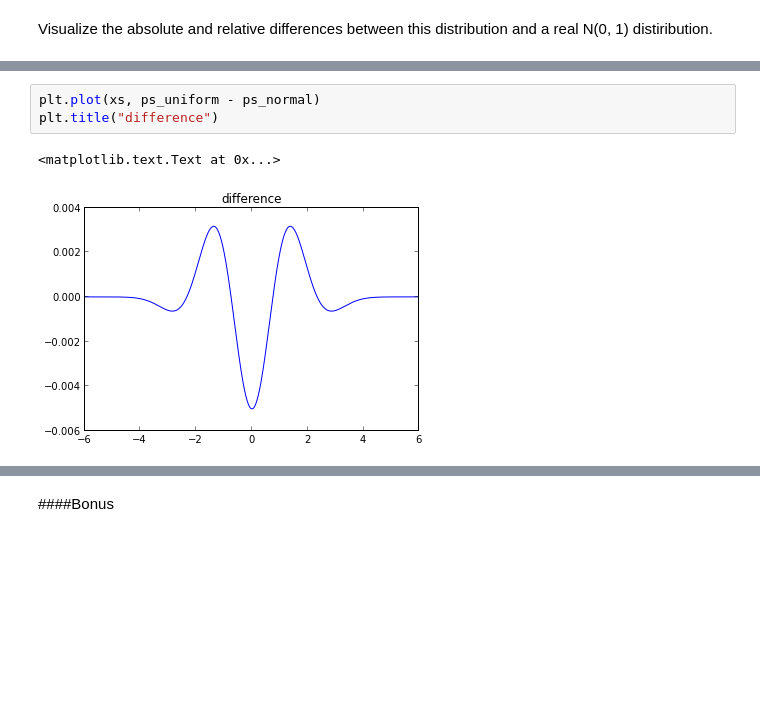
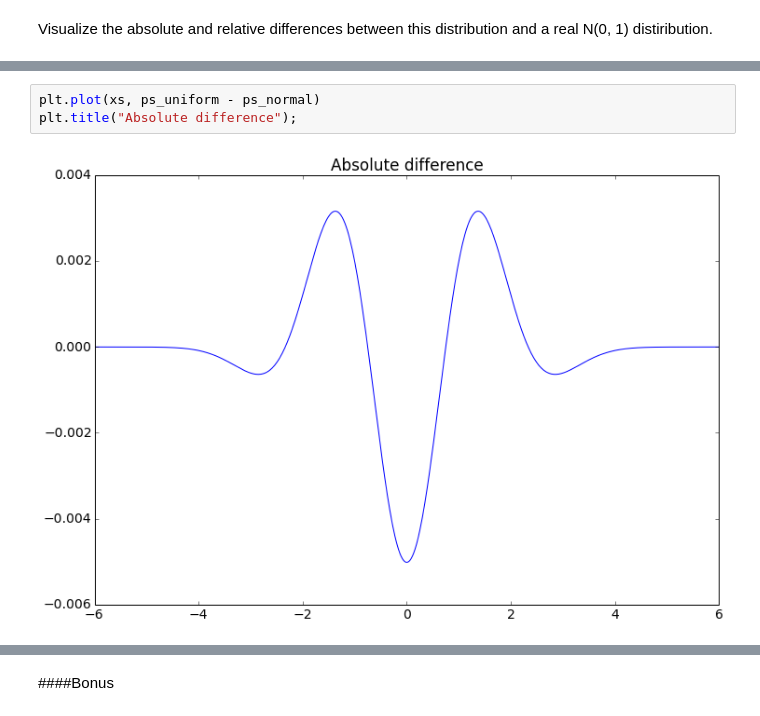
Before and after one commit to ronaldokun/Scientific-Computing, a Jupyter notebook: Jeff Hussmann 01-17-14 storytelling example.ipynb, the cells around one changed output, grey strips where cells are left out. Drawn from its saved outputs; the diff is of its cells as text; blank space fills up the shorter version.

```diff
--- a/Jeff Hussmann 01-17-14 storytelling example.ipynb
+++ b/Jeff Hussmann 01-17-14 storytelling example.ipynb
@@ -70,8 +68,7 @@ plt.title("Both pdfs")
 # %%
 plt.plot(xs, ps_uniform - ps_normal)
-plt.title("difference")
+plt.title("Absolute difference");
 # %% [output]
-<matplotlib.text.Text at 0x...>
-[figure, old version]
+[figure, new version]
 # %%
 plt.plot(xs, (ps_uniform - ps_normal) / ps_normal)
```
Also changed, not shown: parts of 4 cells of this notebook.
